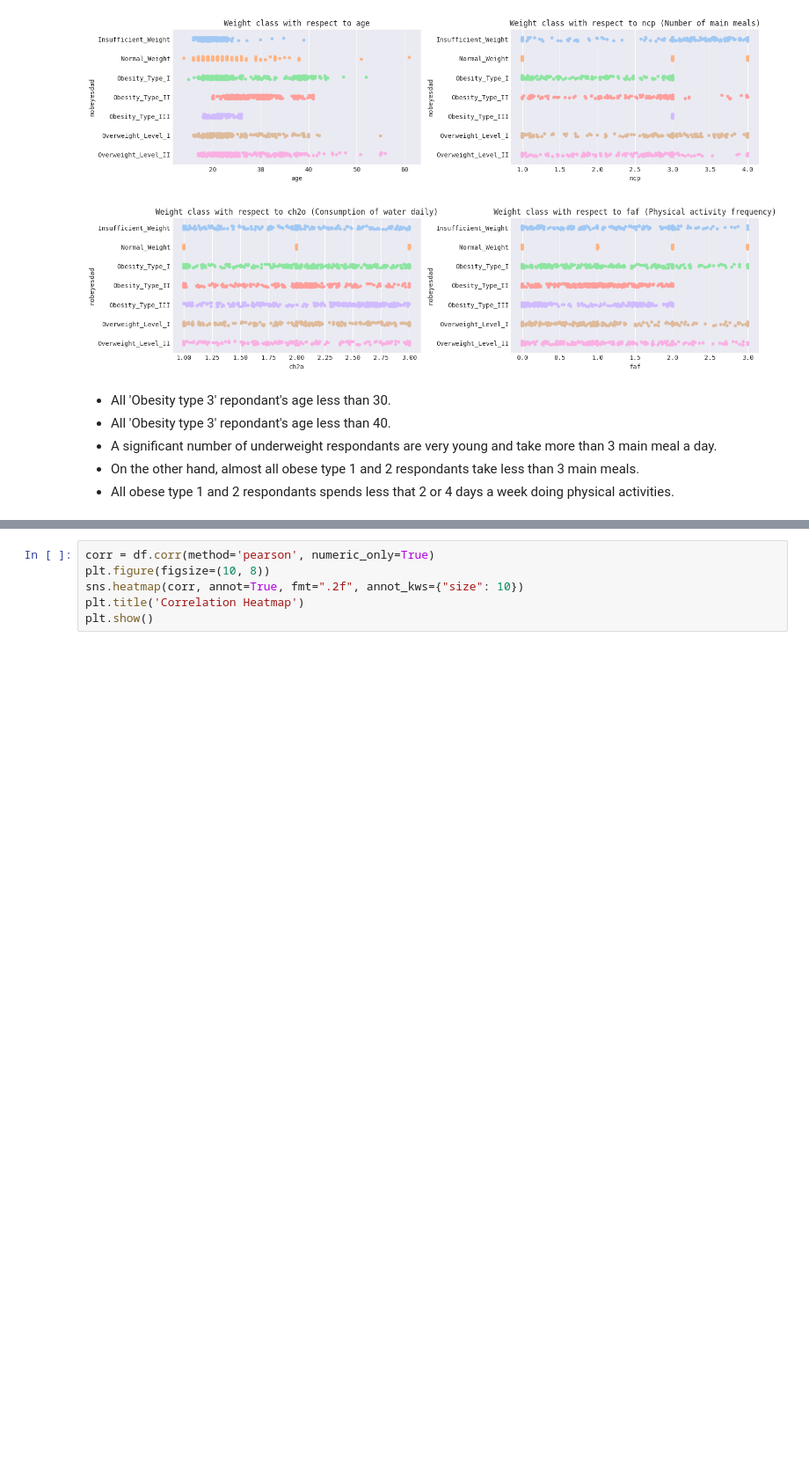
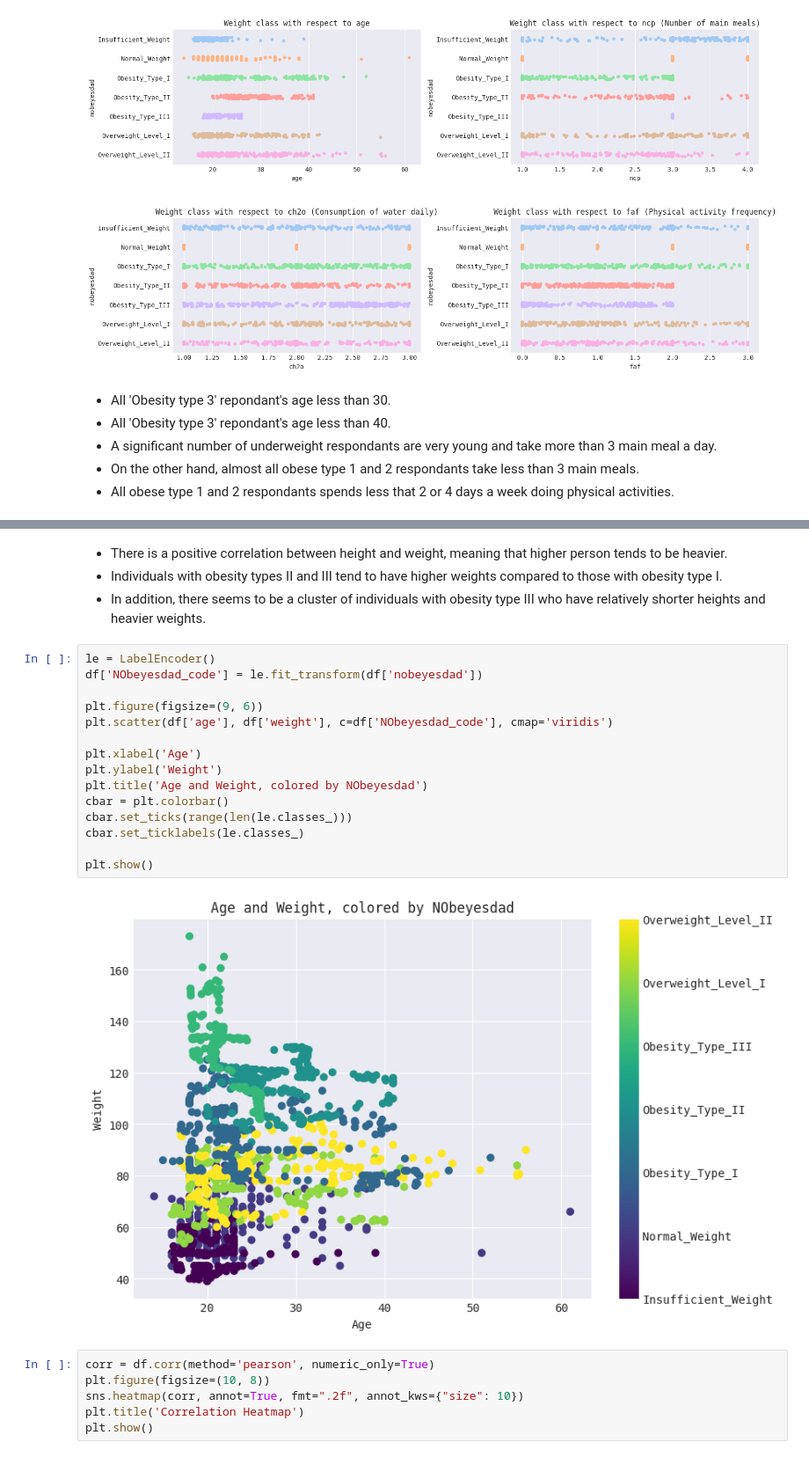
Before and after one commit to helloitsurdvq/ObesityLevelClassification, a Jupyter notebook: src/eda.ipynb, the cells around one changed output, grey strips where cells are left out. Shown at 88% size. Cells and saved outputs as stored; diff of their text form; blank space fills up the shorter version.

```diff
--- a/src/eda.ipynb
+++ b/src/eda.ipynb
@@ -426,3 +500,24 @@ plt.show()
+# %% [markdown]
+- There is a positive correlation between height and weight, meaning that higher person tends to be heavier.
+- Individuals with obesity types II and III tend to have higher weights compared to those with obesity type I.
+- In addition, there seems to be a cluster of individuals with obesity type III who have relatively shorter heights and heavier weights.
+# %%
+le = LabelEncoder()
+df['NObeyesdad_code'] = le.fit_transform(df['nobeyesdad'])
+
+plt.figure(figsize=(9, 6))
+plt.scatter(df['age'], df['weight'], c=df['NObeyesdad_code'], cmap='viridis')
+
+plt.xlabel('Age')
+plt.ylabel('Weight')
+plt.title('Age and Weight, colored by NObeyesdad')
+cbar = plt.colorbar()
+cbar.set_ticks(range(len(le.classes_)))
+cbar.set_ticklabels(le.classes_)
+
+plt.show()
+# %% [output]
+[figure, added]
 # %%
 corr = df.corr(method='pearson', numeric_only=True)
 plt.figure(figsize=(10, 8))
```
Also changed, not shown: parts of 9 cells of this notebook, 1 other file.
